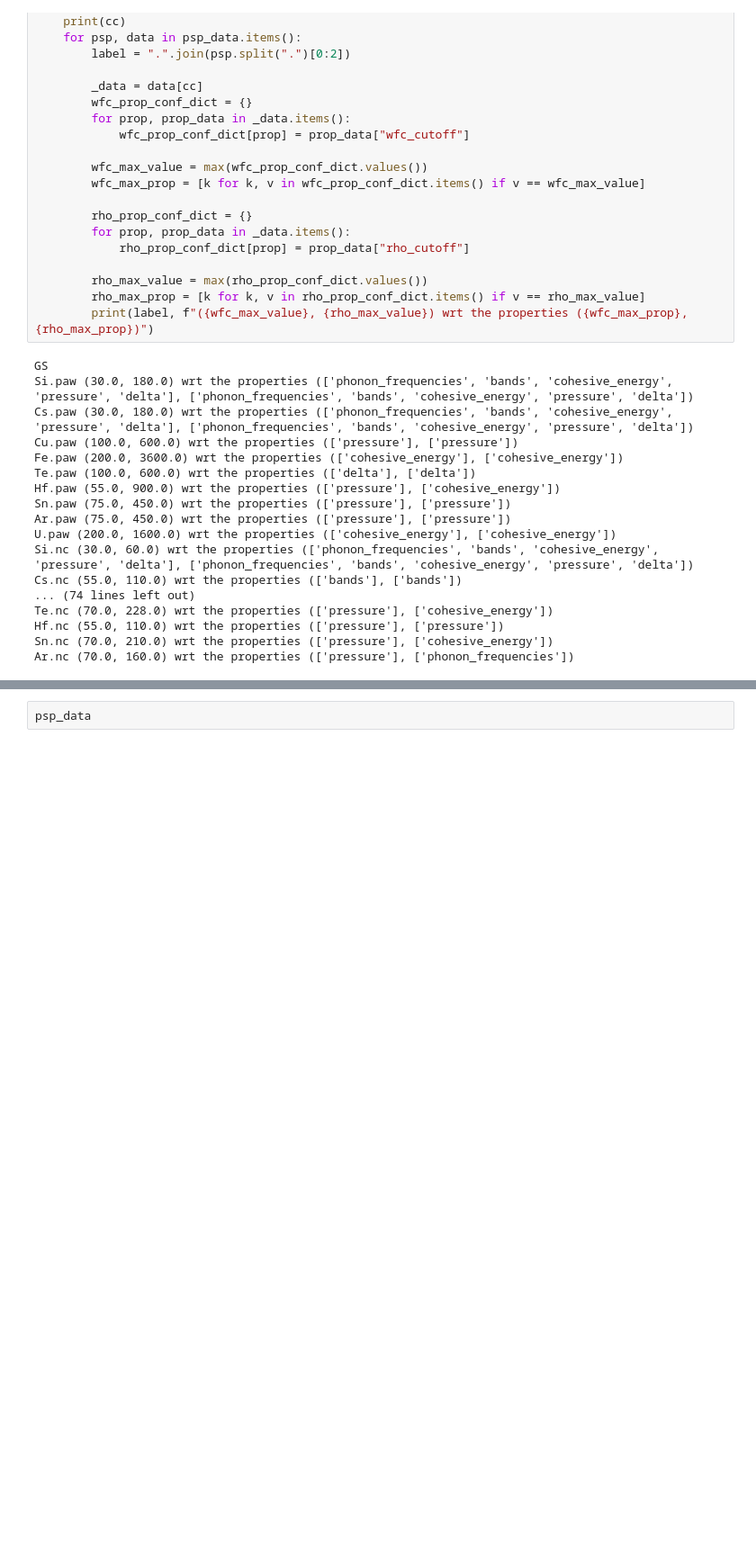
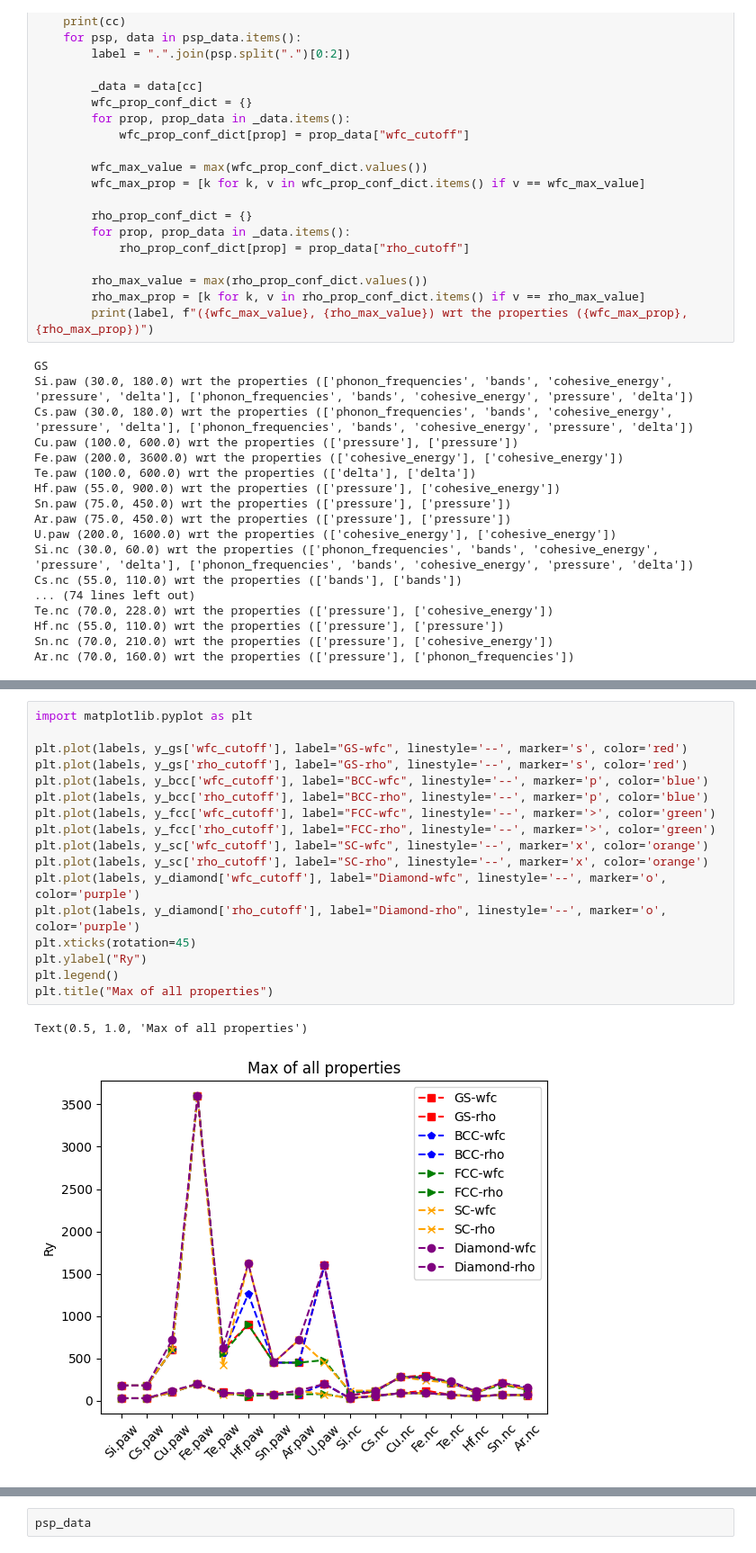
Before and after one commit to unkcpz/sssp-verify-scripts, a Jupyter notebook: 2-experiments/2023-07-check-in-with-nic/analysis-conf-convergence-wfc-only.ipynb, the cells around one changed output, grey strips where cells are left out. Shown at 90% size. Drawn from its saved outputs; the diff is of its cells as text; blank space fills up the shorter version.

```diff
--- a/2-experiments/analysis-conf-convergence.ipynb
+++ b/2-experiments/2023-07-check-in-with-nic/analysis-conf-convergence-wfc-only.ipynb
@@ -416,0 +493,20 @@ Ar.nc (70.0, 160.0) wrt the properties (['pressure'], ['phonon_frequencies'])
+# %%
+import matplotlib.pyplot as plt
+
+plt.plot(labels, y_gs['wfc_cutoff'], label="GS-wfc", linestyle='--', marker='s', color='red')
+plt.plot(labels, y_gs['rho_cutoff'], label="GS-rho", linestyle='--', marker='s', color='red')
+plt.plot(labels, y_bcc['wfc_cutoff'], label="BCC-wfc", linestyle='--', marker='p', color='blue')
+plt.plot(labels, y_bcc['rho_cutoff'], label="BCC-rho", linestyle='--', marker='p', color='blue')
+plt.plot(labels, y_fcc['wfc_cutoff'], label="FCC-wfc", linestyle='--', marker='>', color='green')
+plt.plot(labels, y_fcc['rho_cutoff'], label="FCC-rho", linestyle='--', marker='>', color='green')
+plt.plot(labels, y_sc['wfc_cutoff'], label="SC-wfc", linestyle='--', marker='x', color='orange')
+plt.plot(labels, y_sc['rho_cutoff'], label="SC-rho", linestyle='--', marker='x', color='orange')
+plt.plot(labels, y_diamond['wfc_cutoff'], label="Diamond-wfc", linestyle='--', marker='o', color='purple')
+plt.plot(labels, y_diamond['rho_cutoff'], label="Diamond-rho", linestyle='--', marker='o', color='purple')
+plt.xticks(rotation=45)
+plt.ylabel("Ry")
+plt.legend()
+plt.title("Max of all properties")
+# %% [output]
+Text(0.5, 1.0, 'Max of all properties')
+[figure, added]
```
Also changed, not shown: parts of 4 cells of this notebook, 12 other files.
